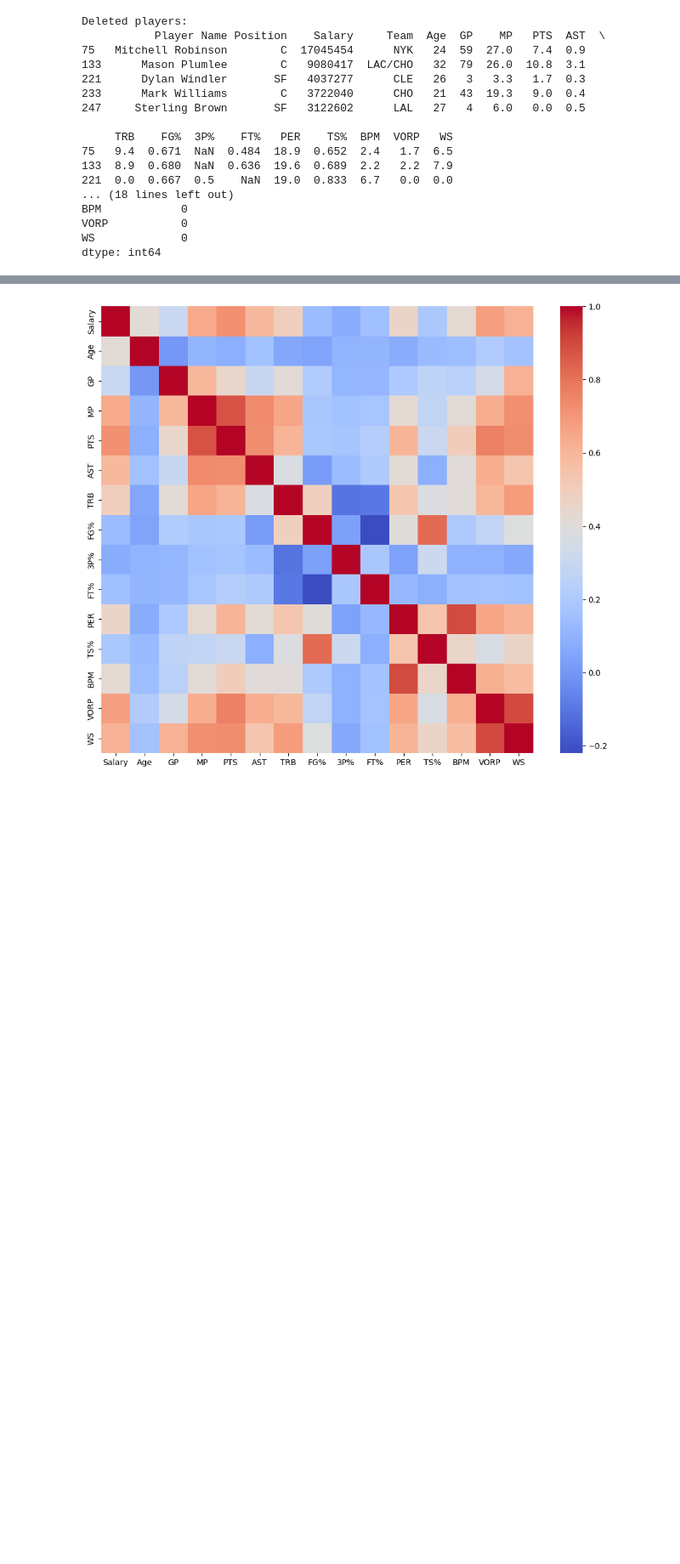
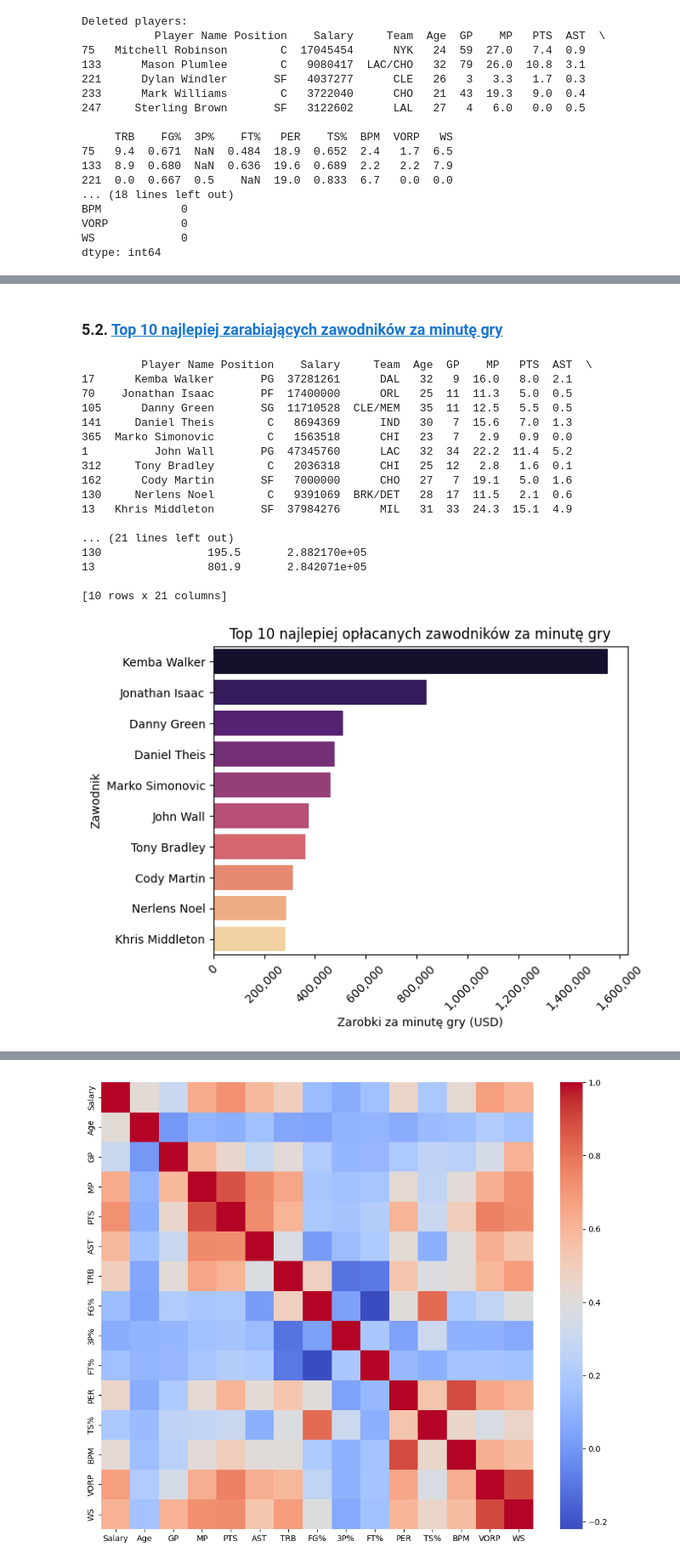
Before and after one commit to radekrzepka/nba-salary-predict, a Jupyter notebook: main.ipynb, the cells around one changed output, grey strips where cells are left out. Shown at 85% size. Drawn from its saved outputs; the diff is of its cells as text; code cells hidden in the pictures; blank space fills up the shorter version.

```diff
--- a/main.ipynb
+++ b/main.ipynb
@@ -176,0 +276,49 @@ df_numeric = df.select_dtypes(include=[np.number])
+# %% [markdown]
+### 5.2. <a id='toc5_2_'></a>[Top 10 najlepiej zarabiających zawodników za minutę gry](#toc0_)
+# %%
+df_salary_analysis = df.copy()
+
+df_salary_analysis["Total Minutes Played"] = (
+    df_salary_analysis["MP"] * df_salary_analysis["GP"]
+)
+df_salary_analysis = df_salary_analysis[df_salary_analysis["Total Minutes Played"] > 0]
+df_salary_analysis["Salary Per Minute"] = (
+    df_salary_analysis["Salary"] * 6
+) / df_salary_analysis["Total Minutes Played"]
+
+top_10_salary_per_minute = df_salary_analysis.nlargest(10, "Salary Per Minute")
+
+print(top_10_salary_per_minute.head(10))
+
+sns.barplot(
+    y="Player Name",
+    x="Salary Per Minute",
+    hue="Player Name",
+    data=top_10_salary_per_minute,
+    palette="magma",
+)
+plt.title("Top 10 najlepiej zarabiających zawodników za minutę gry")
+plt.xlabel("Zarobki za minutę gry (USD)")
+plt.ylabel("Zawodnik")
+plt.gca().xaxis.set_major_formatter(FuncFormatter(format_thousands))
+plt.xticks(rotation=45)
+plt.show()
+# %% [output]
+         Player Name Position    Salary     Team  Age  GP    MP   PTS  AST  \
+17      Kemba Walker       PG  37281261      DAL   32   9  16.0   8.0  2.1
+70    Jonathan Isaac       PF  17400000      ORL   25  11  11.3   5.0  0.5
+105      Danny Green       SG  11710528  CLE/MEM   35  11  12.5   5.5  0.5
+141     Daniel Theis        C   8694369      IND   30   7  15.6   7.0  1.3
+365  Marko Simonovic        C   1563518      CHI   23   7   2.9   0.9  0.0
+1          John Wall       PG  47345760      LAC   32  34  22.2  11.4  5.2
+312     Tony Bradley        C   2036318      CHI   25  12   2.8   1.6  0.1
+162      Cody Martin       SF   7000000      CHO   27   7  19.1   5.0  1.6
+130     Nerlens Noel        C   9391069  BRK/DET   28  17  11.5   2.1  0.6
+13   Khris Middleton       SF  37984276      MIL   31  33  24.3  15.1  4.9
+
+... (21 lines left out)
+130                195.5       2.882170e+05
+13                 801.9       2.842071e+05
+
+[10 rows x 21 columns]
+[figure, added]
```
Also changed, not shown: parts of 37 cells of this notebook.
